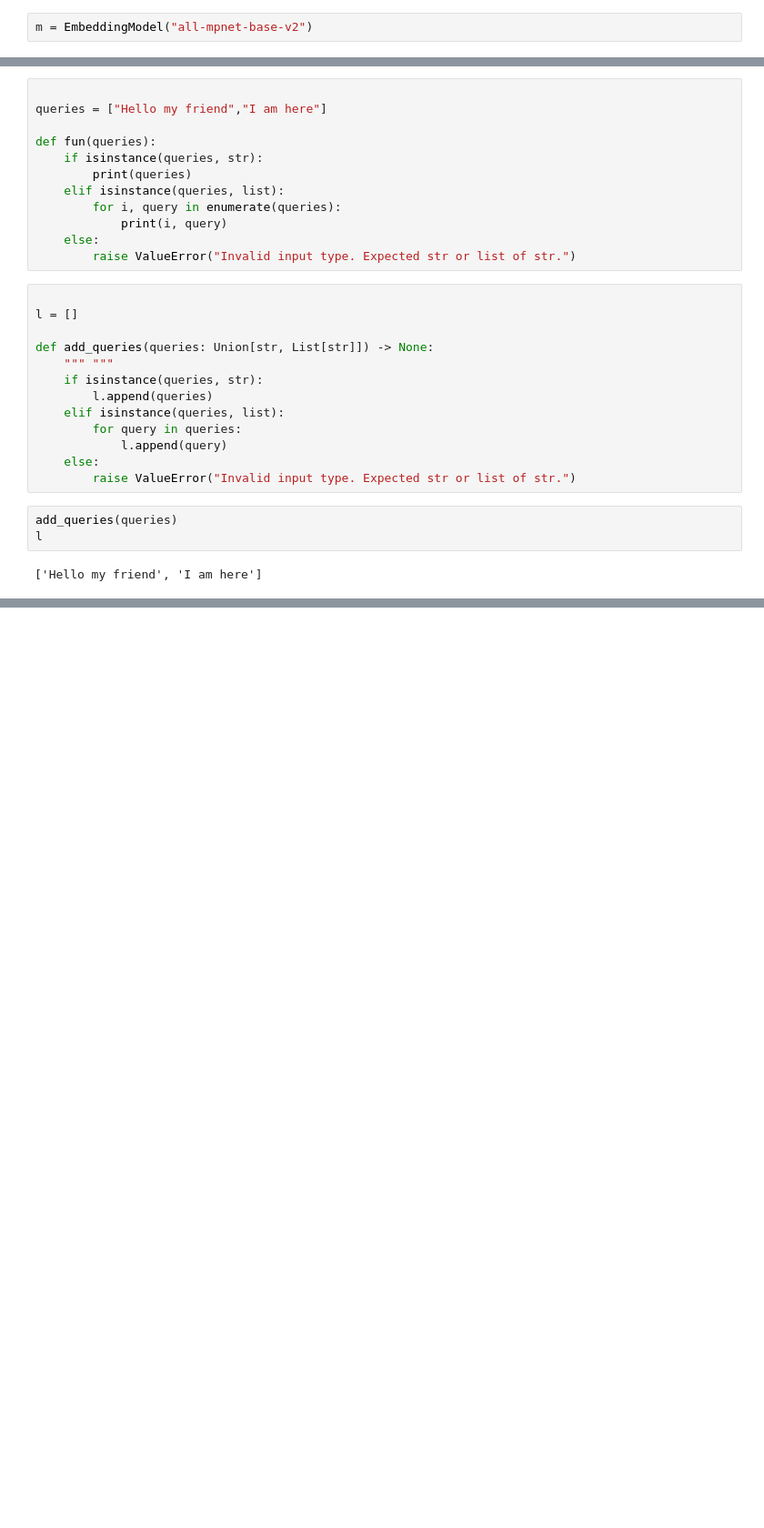
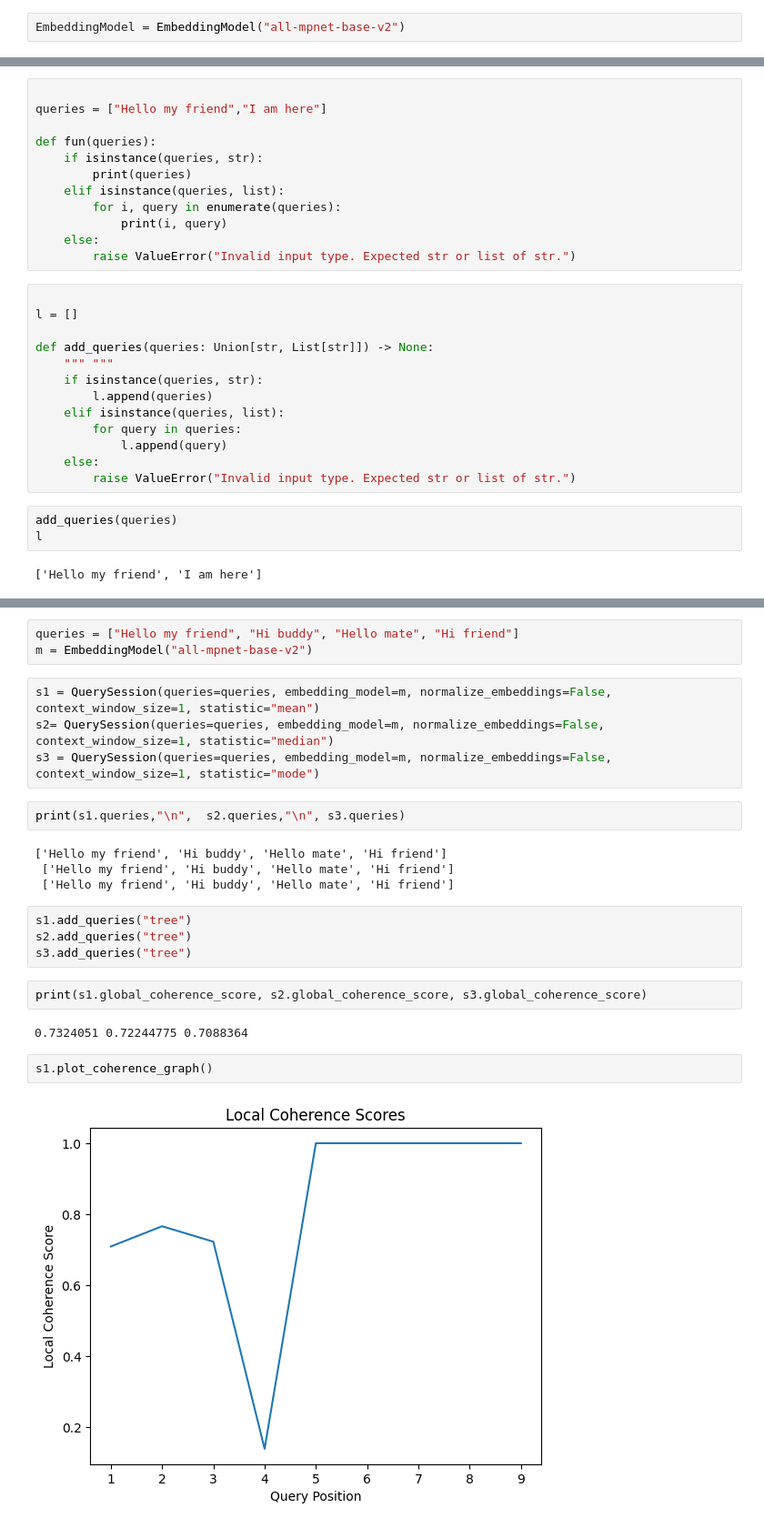
Before and after one commit to almasria/discourse_coherenc, a Jupyter notebook: components/notebook.ipynb, the cells around one changed output, grey strips where cells are left out. Shown at 91% size. Drawn from its saved outputs; the diff is of its cells as text; blank space fills up the shorter version.

Commit message:
Adding plot function to session class

```diff
--- a/components/notebook.ipynb
+++ b/components/notebook.ipynb
@@ -174,2 +138,2 @@ queries = ["Hello my friend", "Hi buddy", "Hello mate", "Hi friend"]
 # %%
-m = EmbeddingModel("all-mpnet-base-v2")
+EmbeddingModel = EmbeddingModel("all-mpnet-base-v2")
@@ -393,0 +368,25 @@ l
+# %%
+queries = ["Hello my friend", "Hi buddy", "Hello mate", "Hi friend"]
+m = EmbeddingModel("all-mpnet-base-v2")
+# %%
+s1 = QuerySession(queries=queries, embedding_model=m, normalize_embeddings=False, context_window_size=1, statistic="mean")
+s2= QuerySession(queries=queries, embedding_model=m, normalize_embeddings=False, context_window_size=1, statistic="median")
+s3 = QuerySession(queries=queries, embedding_model=m, normalize_embeddings=False, context_window_size=1, statistic="mode")
+# %%
+print(s1.queries,"\n",  s2.queries,"\n", s3.queries)
+# %% [output]
+['Hello my friend', 'Hi buddy', 'Hello mate', 'Hi friend']
+ ['Hello my friend', 'Hi buddy', 'Hello mate', 'Hi friend']
+ ['Hello my friend', 'Hi buddy', 'Hello mate', 'Hi friend']
+# %%
+s1.add_queries("tree")
+s2.add_queries("tree")
+s3.add_queries("tree")
+# %%
+print(s1.global_coherence_score, s2.global_coherence_score, s3.global_coherence_score)
+# %% [output]
+0.7324051 0.72244775 0.7088364
+# %%
+s1.plot_coherence_graph()
+# %% [output]
+[figure, added]
```
Also changed, not shown: parts of 13 cells of this notebook, 3 other files.
